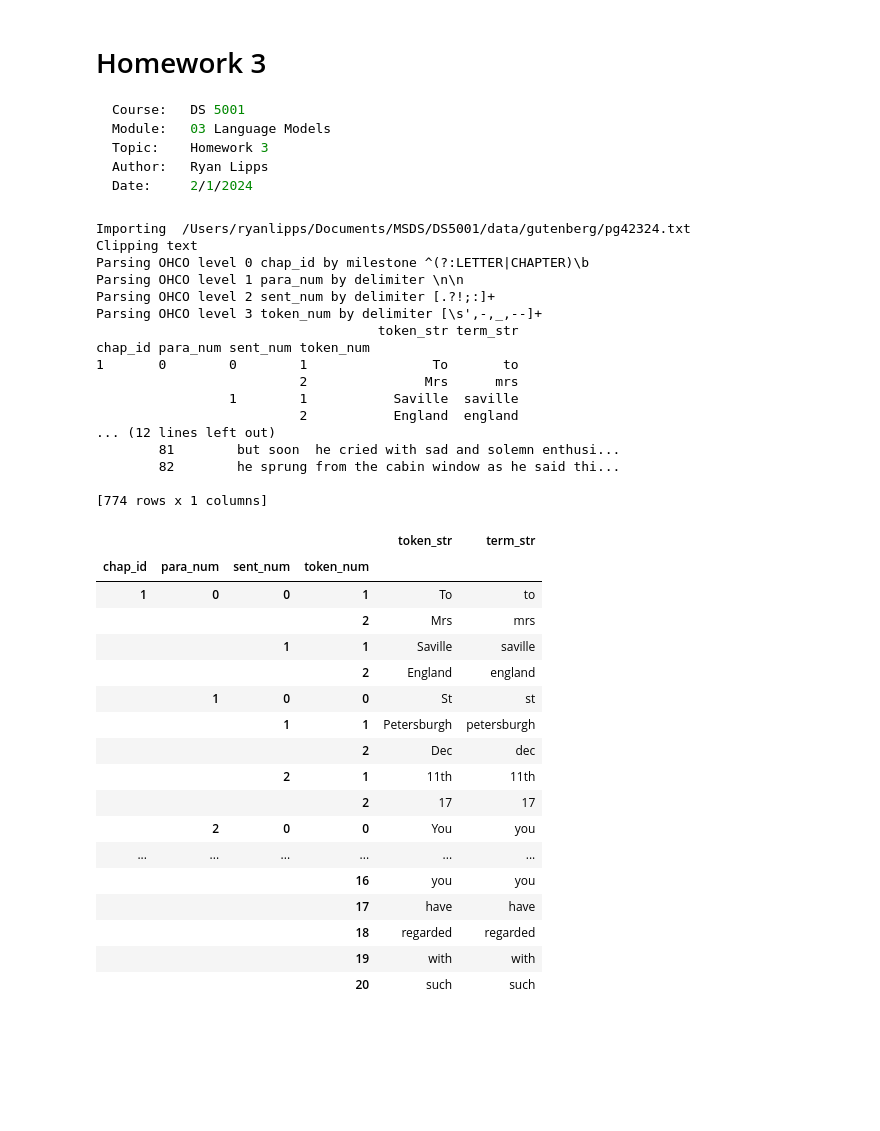
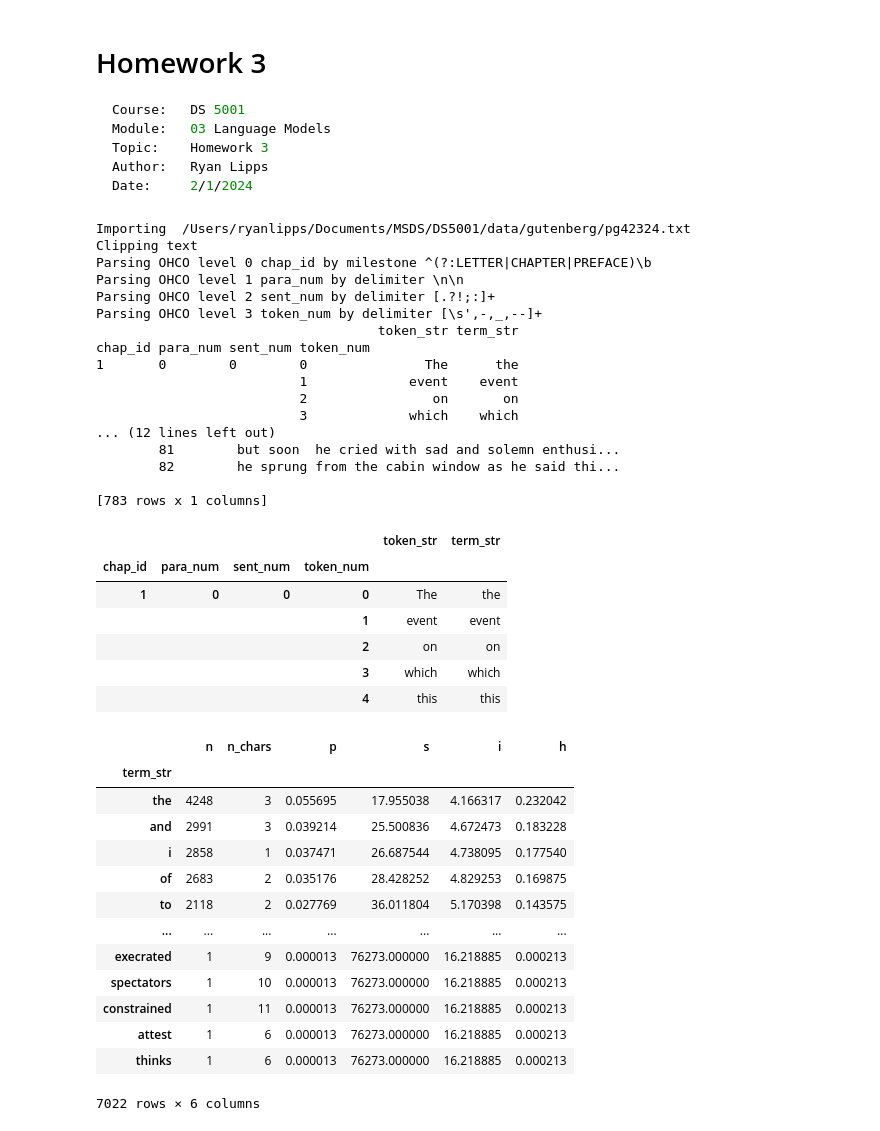
Before and after one commit to rlipps/DS5001-2024-01-R, a Jupyter notebook: lessons/M03_LanguageModels/M03_HW03.ipynb, the cells around one changed output. Saved outputs shown, nothing was run; the diff lists cells and outputs as text; code cells hidden in the pictures; blank space fills up the shorter version.

```diff
--- a/lessons/M03_LanguageModels/M03_HW03.ipynb
+++ b/lessons/M03_LanguageModels/M03_HW03.ipynb
@@ -21,7 +21,7 @@ output_dir = config['DEFAULT']['output_dir']
 # %%
 text_file = f"{data_home}/gutenberg/pg42324.txt"
 # %%
-ohco_pats = [('chap', r'^(?:LETTER|CHAPTER)\b', 'm')]
+ohco_pats = [('chap', r'^(?:LETTER|CHAPTER|PREFACE)\b', 'm')]
 clip_pats = [r'START', r'END']
 timporter = textimporter.TextImporter(src_file=text_file, ohco_pats=ohco_pats, clip_pats=clip_pats)
 timporter.import_source().parse_tokens(special_tokens=['_'])
@@ -30,40 +30,47 @@ print(timporter.gather_tokens(1))
 # %% [output]
 Importing  /Users/ryanlipps/Documents/MSDS/DS5001/data/gutenberg/pg42324.txt
 Clipping text
-Parsing OHCO level 0 chap_id by milestone ^(?:LETTER|CHAPTER)\b
+Parsing OHCO level 0 chap_id by milestone ^(?:LETTER|CHAPTER|PREFACE)\b
 Parsing OHCO level 1 para_num by delimiter \n\n
 Parsing OHCO level 2 sent_num by delimiter [.?!;:]+
 Parsing OHCO level 3 token_num by delimiter [\s',-,_,--]+
                                     token_str term_str
 chap_id para_num sent_num token_num
-1       0        0        1                To       to
-                          2               Mrs      mrs
-                 1        1           Saville  saville
-                          2           England  england
+1       0        0        0               The      the
+                          1             event    event
+                          2                on       on
+                          3             which    which
 ... (12 lines left out)
         81        but soon  he cried with sad and solemn enthusi...
         82        he sprung from the cabin window as he said thi...
 
-[774 rows x 1 columns]
+[783 rows x 1 columns]
 # %%
 TOKENS = timporter.TOKENS
-TOKENS.head(30)
+TOKENS.head()
 # %% [output]
 |  |  |  |  | token_str | term_str |
 | chap_id | para_num | sent_num | token_num |  |  |
-| 1 | 0 | 0 | 1 | To | to |
-|  |  |  | 2 | Mrs | mrs |
-|  |  | 1 | 1 | Saville | saville |
-|  |  |  | 2 | England | england |
-|  | 1 | 0 | 0 | St | st |
-|  |  | 1 | 1 | Petersburgh | petersburgh |
-|  |  |  | 2 | Dec | dec |
-|  |  | 2 | 1 | 11th | 11th |
-|  |  |  | 2 | 17 | 17 |
-|  | 2 | 0 | 0 | You | you |
-| ... | ... | ... | ... | ... | ... |
-|  |  |  | 16 | you | you |
-|  |  |  | 17 | have | have |
-|  |  |  | 18 | regarded | regarded |
-|  |  |  | 19 | with | with |
-|  |  |  | 20 | such | such |
+| 1 | 0 | 0 | 0 | The | the |
+|  |  |  | 1 | event | event |
+|  |  |  | 2 | on | on |
+|  |  |  | 3 | which | which |
+|  |  |  | 4 | this | this |
+# %%
+VOCAB = timporter.extract_vocab().VOCAB
+VOCAB
+# %% [output]
+|  | n | n_chars | p | s | i | h |
+| term_str |  |  |  |  |  |  |
+| the | 4248 | 3 | 0.055695 | 17.955038 | 4.166317 | 0.232042 |
+| and | 2991 | 3 | 0.039214 | 25.500836 | 4.672473 | 0.183228 |
+| i | 2858 | 1 | 0.037471 | 26.687544 | 4.738095 | 0.177540 |
+| of | 2683 | 2 | 0.035176 | 28.428252 | 4.829253 | 0.169875 |
+| to | 2118 | 2 | 0.027769 | 36.011804 | 5.170398 | 0.143575 |
+| ... | ... | ... | ... | ... | ... | ... |
+| execrated | 1 | 9 | 0.000013 | 76273.000000 | 16.218885 | 0.000213 |
+| spectators | 1 | 10 | 0.000013 | 76273.000000 | 16.218885 | 0.000213 |
+| constrained | 1 | 11 | 0.000013 | 76273.000000 | 16.218885 | 0.000213 |
+| attest | 1 | 6 | 0.000013 | 76273.000000 | 16.218885 | 0.000213 |
+| thinks | 1 | 6 | 0.000013 | 76273.000000 | 16.218885 | 0.000213 |
+7022 rows × 6 columns
```
Also changed, not shown: parts of 26 cells of this notebook.
